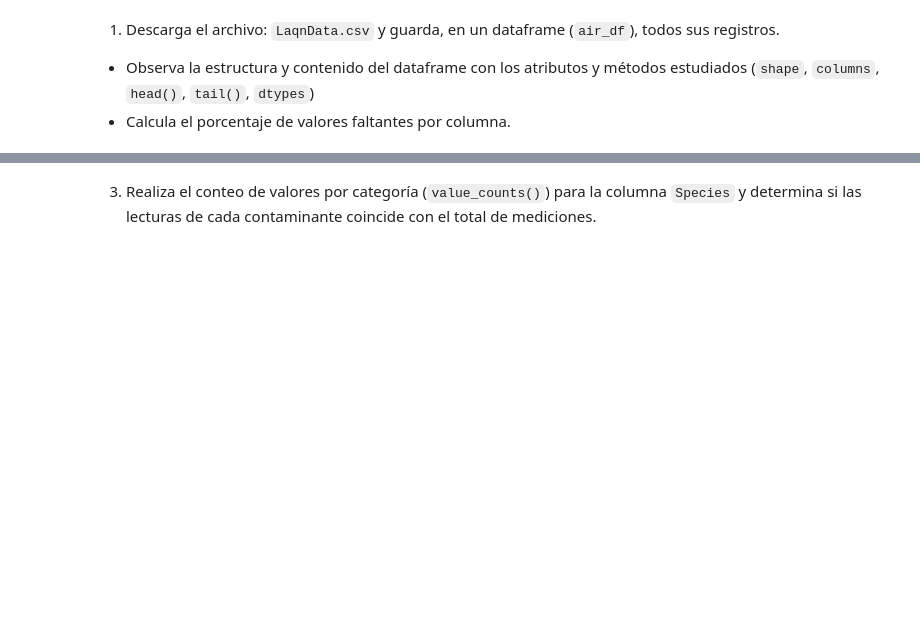
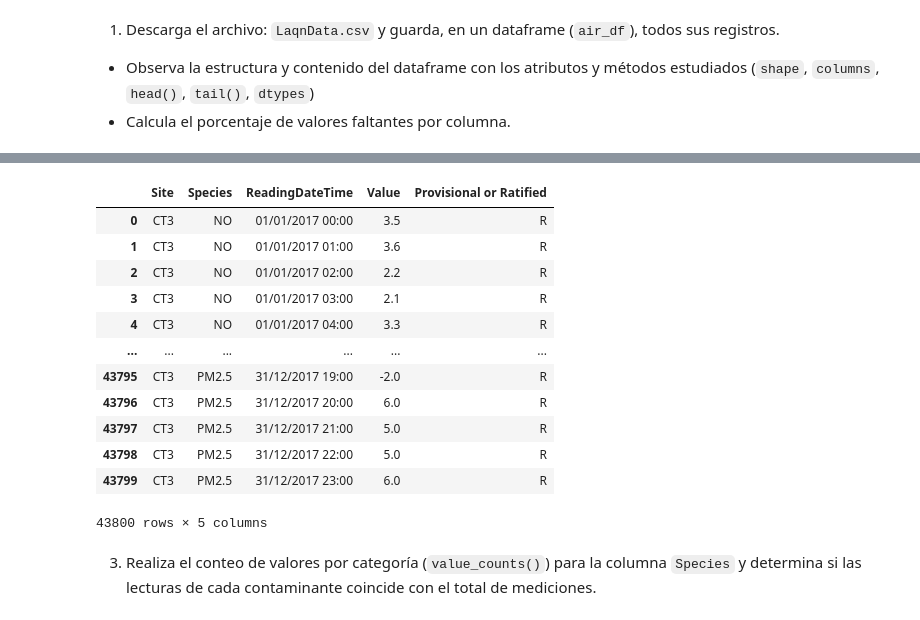
Before and after one commit to jericohd/Scrapy_NASA, a Jupyter notebook: Actividad_2_Pandas_Analysis.ipynb, the cells around one changed output, grey strips where cells are left out. Saved outputs shown, nothing was run; the diff lists cells and outputs as text; code cells hidden in the pictures; blank space fills up the shorter version.

```diff
--- a/Actividad_2_Pandas_Analysis.ipynb
+++ b/Actividad_2_Pandas_Analysis.ipynb
@@ -67,2 +125,18 @@ air_df.tail(10)
+# %%
+air_df.drop(columns=['Units'])
+# %% [output]
+|  | Site | Species | ReadingDateTime | Value | Provisional or Ratified |
+| 0 | CT3 | NO | 01/01/2017 00:00 | 3.5 | R |
+| 1 | CT3 | NO | 01/01/2017 01:00 | 3.6 | R |
+| 2 | CT3 | NO | 01/01/2017 02:00 | 2.2 | R |
+| 3 | CT3 | NO | 01/01/2017 03:00 | 2.1 | R |
+| 4 | CT3 | NO | 01/01/2017 04:00 | 3.3 | R |
+| ... | ... | ... | ... | ... | ... |
+| 43795 | CT3 | PM2.5 | 31/12/2017 19:00 | -2.0 | R |
+| 43796 | CT3 | PM2.5 | 31/12/2017 20:00 | 6.0 | R |
+| 43797 | CT3 | PM2.5 | 31/12/2017 21:00 | 5.0 | R |
+| 43798 | CT3 | PM2.5 | 31/12/2017 22:00 | 5.0 | R |
+| 43799 | CT3 | PM2.5 | 31/12/2017 23:00 | 6.0 | R |
+43800 rows × 5 columns
 # %% [markdown]
 3.	Realiza el conteo de valores por categoría (`value_counts()`) para la columna `Species` y determina si las lecturas de cada contaminante coincide con el total de mediciones.
```
Also changed, not shown: parts of 20 cells of this notebook.
